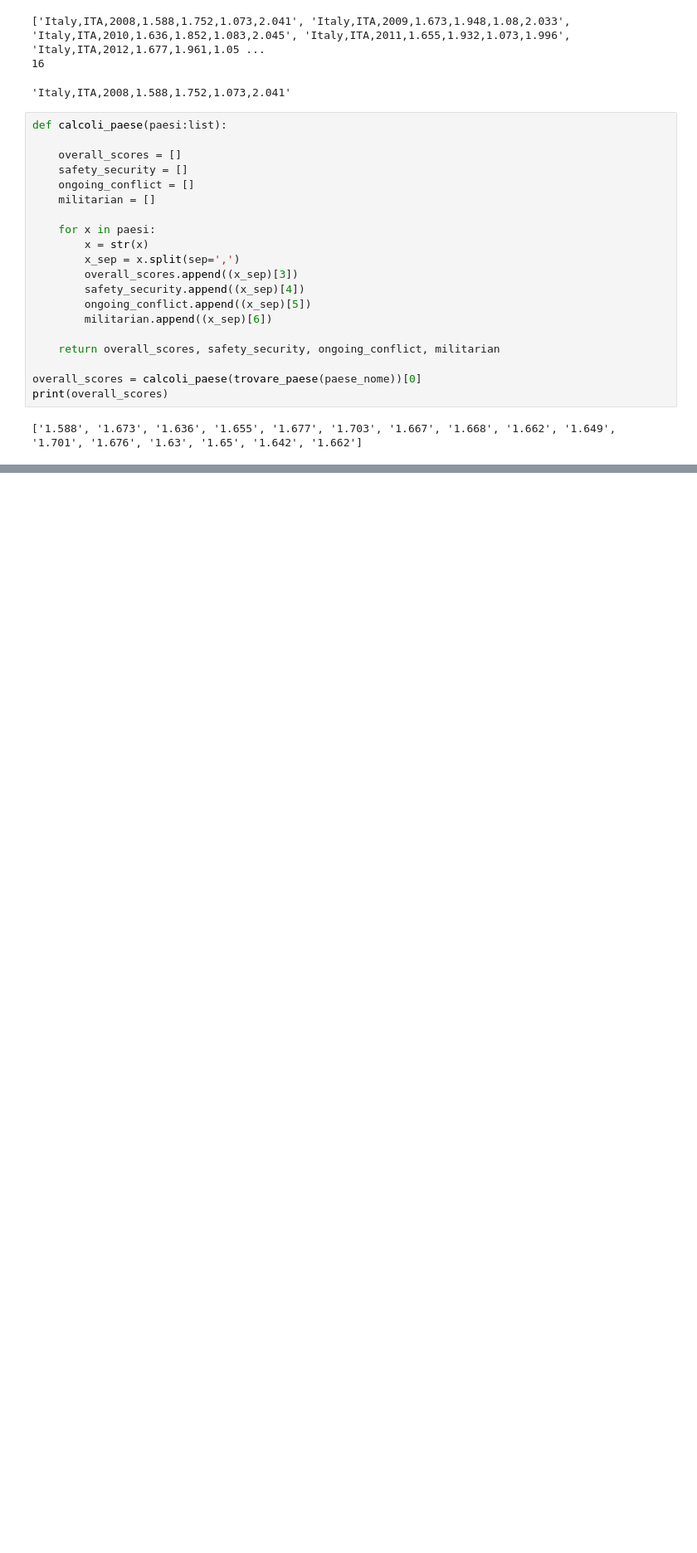
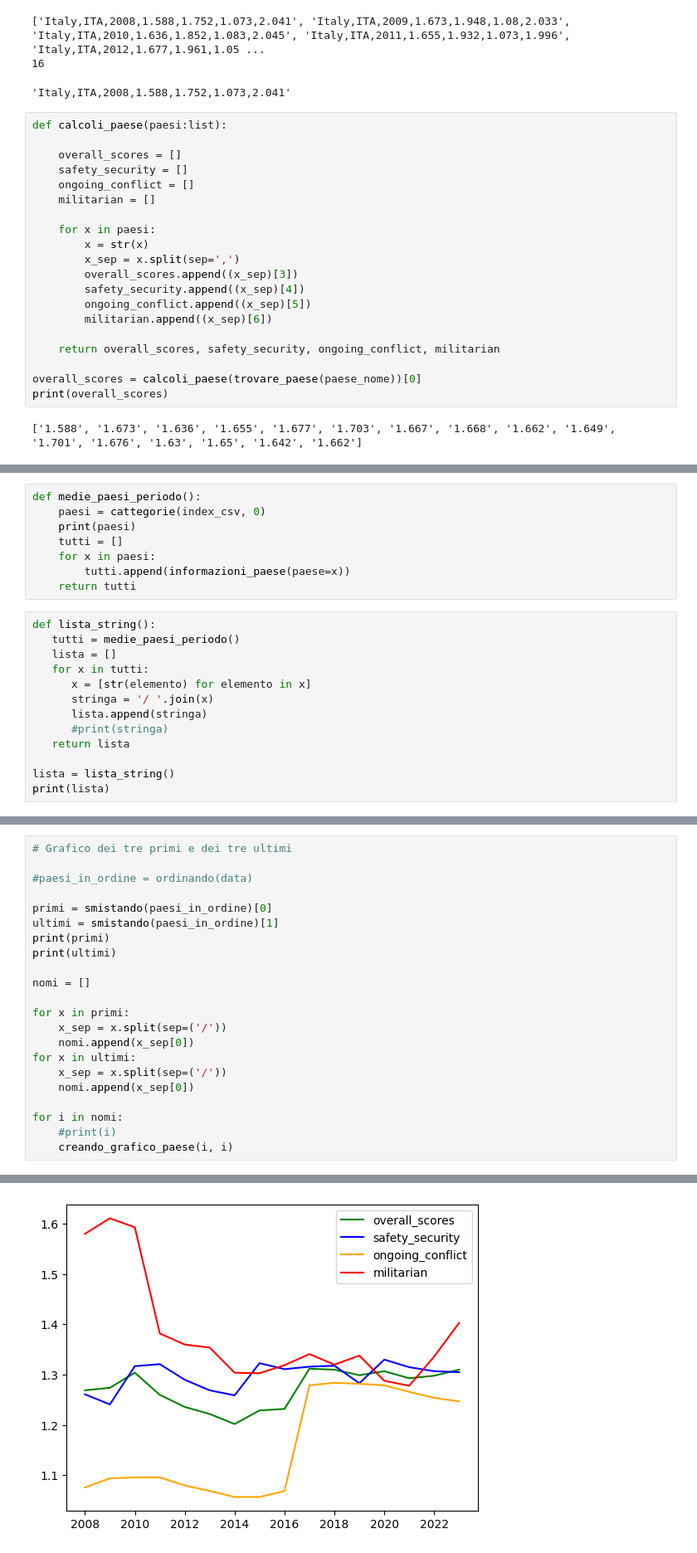
Before and after one commit to enzoschitini/repository, a Jupyter notebook: Progetti/GitHub/Brescia/brescia.ipynb, the cells around one changed output, grey strips where cells are left out. Shown at 83% size. Drawn from its saved outputs; the diff is of its cells as text; blank space fills up the shorter version.

```diff
--- a/Progetti/GitHub/Brescia/brescia.ipynb
+++ b/Progetti/GitHub/Brescia/brescia.ipynb
@@ -348,0 +327,21 @@ media_globale_anno()
+# %%
+def medie_paesi_periodo():
+    paesi = cattegorie(index_csv, 0)
+    print(paesi)
+    tutti = []
+    for x in paesi:
+        tutti.append(informazioni_paese(paese=x))
+    return tutti
+# %%
+def lista_string():
+   tutti = medie_paesi_periodo()
+   lista = []
+   for x in tutti:
+      x = [str(elemento) for elemento in x]
+      stringa = '/ '.join(x)
+      lista.append(stringa)
+      #print(stringa)
+   return lista
+
+lista = lista_string()
+print(lista)
@@ -348,0 +458,23 @@ media_globale_anno()
+# %%
+# Grafico dei tre primi e dei tre ultimi
+
+#paesi_in_ordine = ordinando(data)
+
+primi = smistando(paesi_in_ordine)[0]
+ultimi = smistando(paesi_in_ordine)[1]
+print(primi)
+print(ultimi)
+
+nomi = []
+
+for x in primi:
+    x_sep = x.split(sep=('/'))
+    nomi.append(x_sep[0])
+for x in ultimi:
+    x_sep = x.split(sep=('/'))
+    nomi.append(x_sep[0])
+
+for i in nomi:
+    #print(i)
+    creando_grafico_paese(i, i)
+# %% [output]
@@ -348,0 +483 @@ media_globale_anno()
+[figure, added]
```
Also changed, not shown: parts of 38 cells of this notebook, 19 other files.
